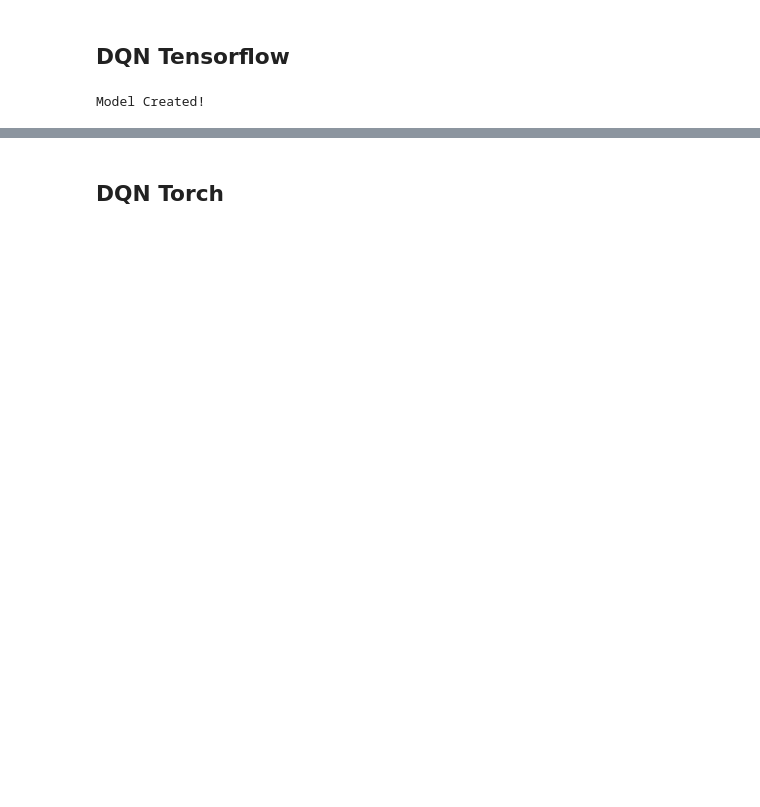
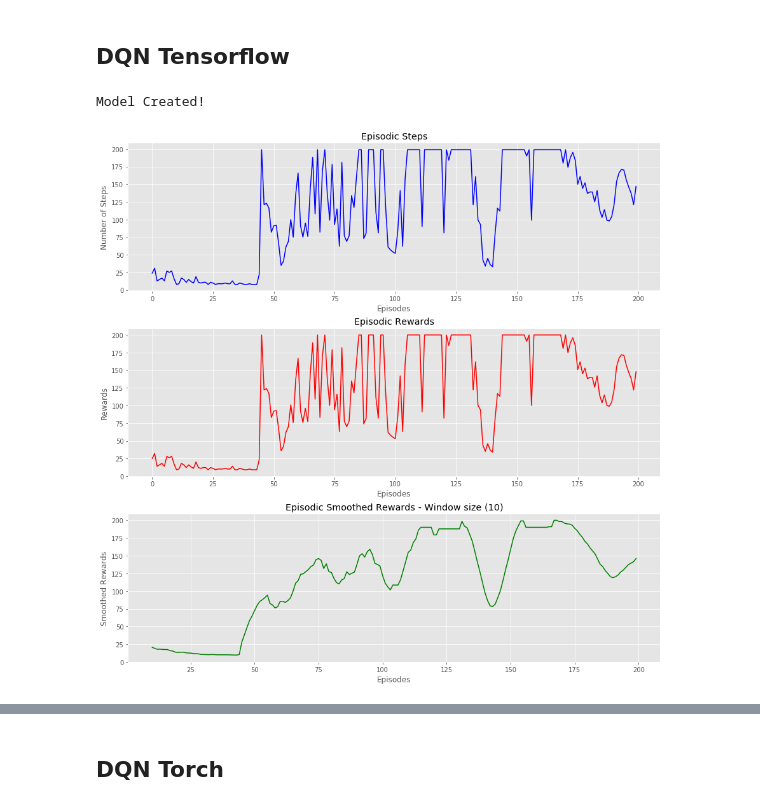
Before and after one commit to shyamsn97/ExploreRL, a Jupyter notebook: explorerl/DQN/DQN.ipynb, the cells around one changed output, grey strips where cells are left out. Saved outputs shown, nothing was run; the diff lists cells and outputs as text; code cells hidden in the pictures; blank space fills up the shorter version.

```diff
--- a/explorerl/DQN/DQN.ipynb
+++ b/explorerl/DQN/DQN.ipynb
@@ -19,8 +19,9 @@ e = Env_Wrapper(env)
 # %%
 d = DQNTF()
 # %%
-stats = e.train(d,episodes=500,train_episodal=False)
+stats = e.train(d,episodes=200,train_episodal=False)
 # %% [output]
 Model Created!
+[figure, added]
 # %%
 e.test(d)
```
Also changed, not shown: parts of 6 cells of this notebook.
